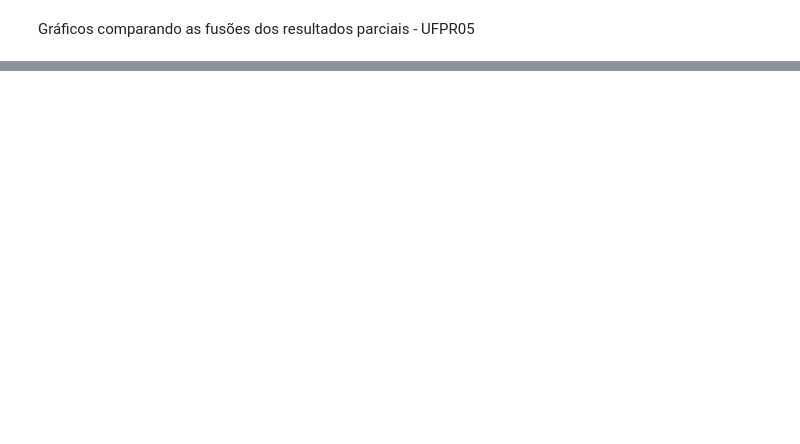
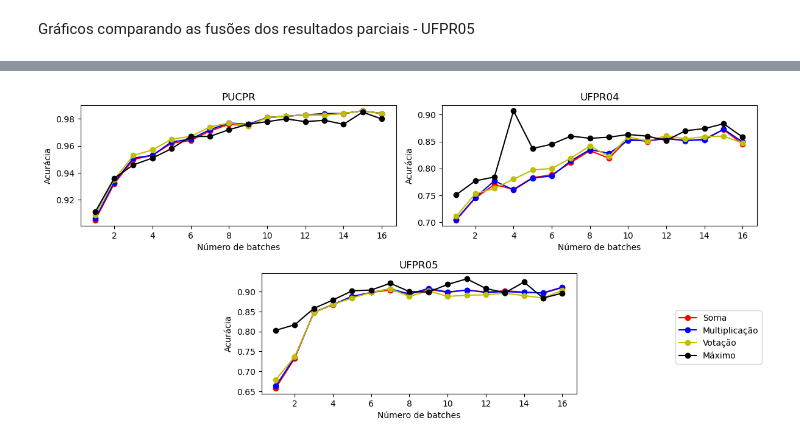
Before and after one commit to Lucas-doc26/Graficos, a Jupyter notebook: tabelas.ipynb, the cells around one changed output, grey strips where cells are left out. Drawn from its saved outputs; the diff is of its cells as text; code cells hidden in the pictures; blank space fills up the shorter version.

```diff
--- a/tabelas.ipynb
+++ b/tabelas.ipynb
@@ -178,3 +184,45 @@ grafico(UFPR05)
+# %%
+import matplotlib.pyplot as plt
+from matplotlib.gridspec import GridSpec
+
+cores = ['r', 'b', 'y', 'k']
+fig = plt.figure(figsize=(12, 8))
+gs = GridSpec(3, 4)
+
+#canto superior esquerdo
+ax1 = fig.add_subplot(gs[0, 0:2])  # Primeiras duas colunas da linha 0
+for resultado, cor in zip(PUCPR, cores):
+    x, y, label = resultado
+    ax1.plot(x, y, label=label, color=cor, marker='o')
+ax1.set_title("PUCPR")
+ax1.set_xlabel("Número de batches")
+ax1.set_ylabel("Acurácia")
+
+#canto superior direito
+ax2 = fig.add_subplot(gs[0, 2:4])  # Últimas duas colunas da linha 0
+for resultado, cor in zip(UFPR04, cores):
+    x, y, label = resultado
+    ax2.plot(x, y, label=label, color=cor, marker='o')
+ax2.set_title("UFPR04")
+ax2.set_xlabel("Número de batches")
+ax2.set_ylabel("Acurácia")
+
+#centralizado abaixo
+ax3 = fig.add_subplot(gs[1, 1:3])  # Colunas centrais da linha 1
+for resultado, cor in zip(UFPR05, cores):
+    x, y, label = resultado
+    ax3.plot(x, y, label=label, color=cor, marker='o')
+ax3.set_title("UFPR05")
+ax3.set_xlabel("Número de batches")
+ax3.set_ylabel("Acurácia")
+
+handles, labels = ax1.get_legend_handles_labels()
+fig.legend(handles, labels, loc='center right', bbox_to_anchor=(1, 0.48))  # Ajustar a posição lateral
+
+plt.tight_layout()
+plt.show()
+# %% [output]
+[figure, added]
 # %%
 import matplotlib.pyplot as plt
 
```
Also changed, not shown: parts of 4 cells of this notebook.
